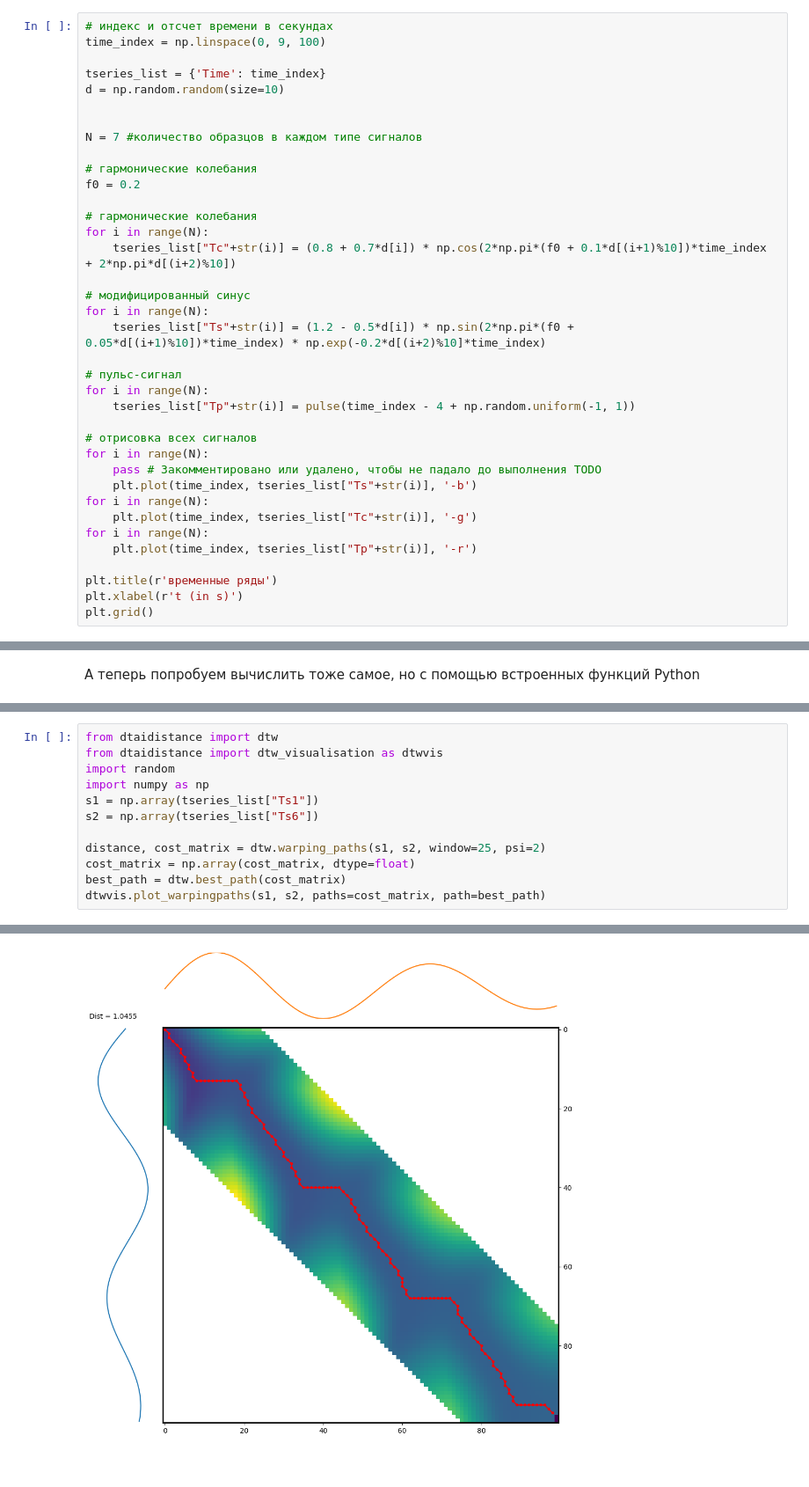
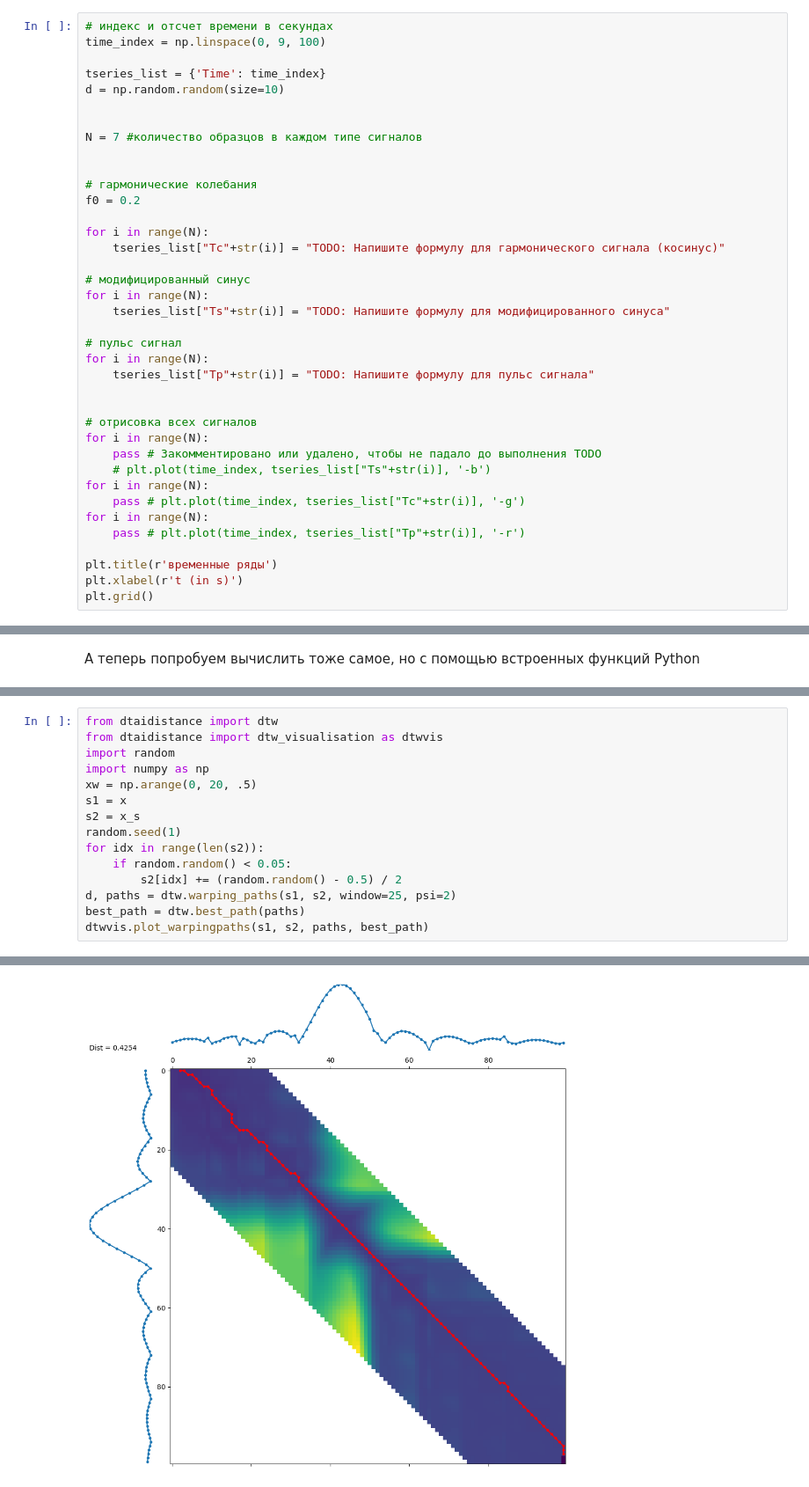
Before and after one commit to Thothmes/TimeSeriesLabs, a Jupyter notebook: practice6.ipynb, the cells around one changed output, grey strips where cells are left out. Shown at 88% size. Drawn from its saved outputs; the diff is of its cells as text.

```diff
--- a/practice6.ipynb
+++ b/practice6.ipynb
@@ -45,29 +45,30 @@ d = np.random.random(size=10)
 
 N = 7 #количество образцов в каждом типе сигналов
 
+
 # гармонические колебания
 f0 = 0.2
 
-# гармонические колебания
 for i in range(N):
-    tseries_list["Tc"+str(i)] = (0.8 + 0.7*d[i]) * np.cos(2*np.pi*(f0 + 0.1*d[(i+1)%10])*time_index + 2*np.pi*d[(i+2)%10])
+    tseries_list["Tc"+str(i)] = "TODO: Напишите формулу для гармонического сигнала (косинус)"
 
 # модифицированный синус
 for i in range(N):
-    tseries_list["Ts"+str(i)] = (1.2 - 0.5*d[i]) * np.sin(2*np.pi*(f0 + 0.05*d[(i+1)%10])*time_index) * np.exp(-0.2*d[(i+2)%10]*time_index)
+    tseries_list["Ts"+str(i)] = "TODO: Напишите формулу для модифицированного синуса"
 
-# пульс-сигнал
+# пульс сигнал
 for i in range(N):
-    tseries_list["Tp"+str(i)] = pulse(time_index - 4 + np.random.uniform(-1, 1))
+    tseries_list["Tp"+str(i)] = "TODO: Напишите формулу для пульс сигнала"
+
 
 # отрисовка всех сигналов
 for i in range(N):
     pass # Закомментировано или удалено, чтобы не падало до выполнения TODO
-    plt.plot(time_index, tseries_list["Ts"+str(i)], '-b')
+    # plt.plot(time_index, tseries_list["Ts"+str(i)], '-b')
 for i in range(N):
-    plt.plot(time_index, tseries_list["Tc"+str(i)], '-g')
+    pass # plt.plot(time_index, tseries_list["Tc"+str(i)], '-g')
 for i in range(N):
-    plt.plot(time_index, tseries_list["Tp"+str(i)], '-r')
+    pass # plt.plot(time_index, tseries_list["Tp"+str(i)], '-r')
 
 plt.title(r'временные ряды')
 plt.xlabel(r't (in s)')
@@ -409,18 +387,21 @@ print(paths)
 # %%
 from dtaidistance import dtw
 from dtaidistance import dtw_visualisation as dtwvis
 import random
 import numpy as np
-s1 = np.array(tseries_list["Ts1"])
-s2 = np.array(tseries_list["Ts6"])
-
-distance, cost_matrix = dtw.warping_paths(s1, s2, window=25, psi=2)
-cost_matrix = np.array(cost_matrix, dtype=float)
-best_path = dtw.best_path(cost_matrix)
-dtwvis.plot_warpingpaths(s1, s2, paths=cost_matrix, path=best_path)
+xw = np.arange(0, 20, .5)
+s1 = x
+s2 = x_s
+random.seed(1)
+for idx in range(len(s2)):
+    if random.random() < 0.05:
+        s2[idx] += (random.random() - 0.5) / 2
+d, paths = dtw.warping_paths(s1, s2, window=25, psi=2)
+best_path = dtw.best_path(paths)
+dtwvis.plot_warpingpaths(s1, s2, paths, best_path)
 # %% [output]
 (<Figure size 1000x1000 with 4 Axes>, [<Axes: >, <Axes: >, <Axes: >, <Axes: >])
-[figure, old version]
+[figure, new version]
 # %%
 x = np.abs(tseries_list["Ts1"])
 x_p = np.abs(tseries_list["Tp2"])
```
Also changed, not shown: parts of 16 cells of this notebook, 5 other files.
